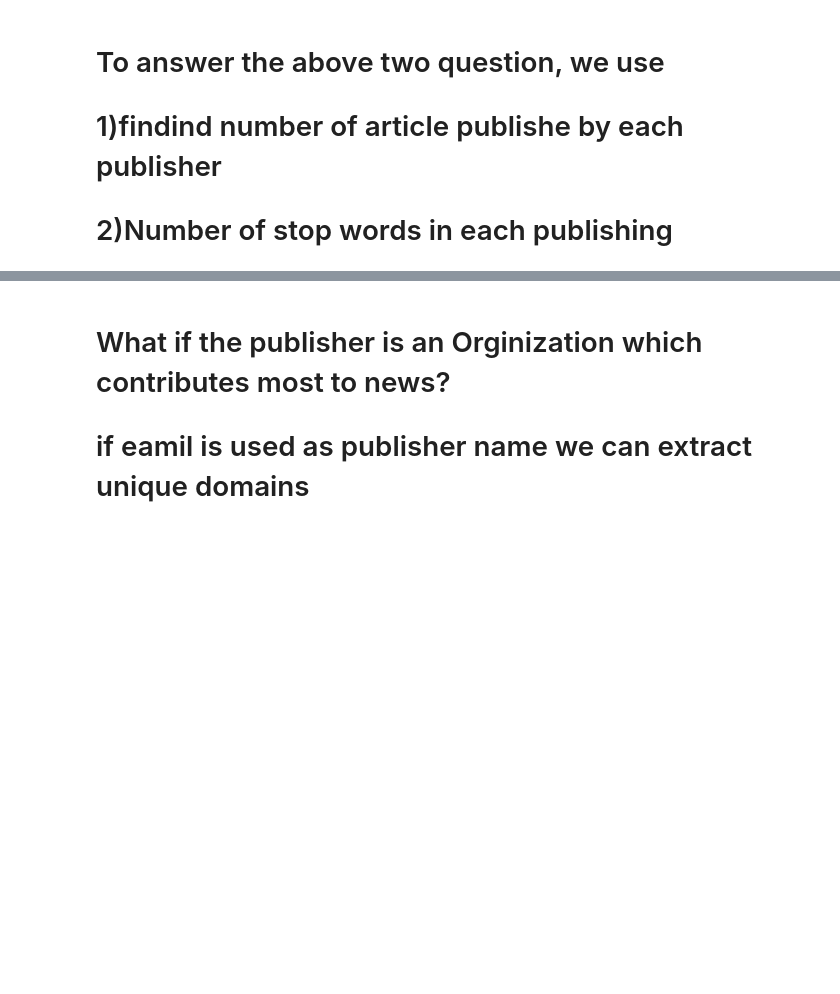
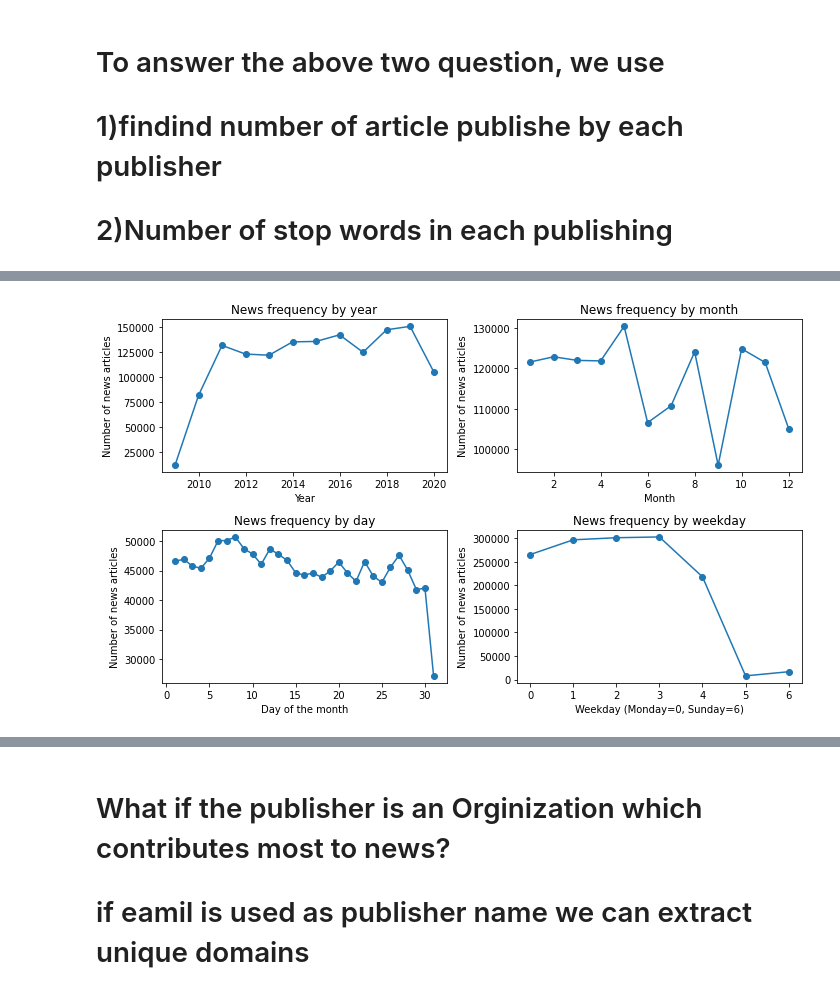
Before and after one commit to Yaadee/Finance_Data_Analysis, a Jupyter notebook: notebooks/Financial_EDA.ipynb, the cells around one changed output, grey strips where cells are left out. Saved outputs shown, nothing was run; the diff lists cells and outputs as text; code cells hidden in the pictures; blank space fills up the shorter version.

```diff
--- a/notebooks/Financial_EDA.ipynb
+++ b/notebooks/Financial_EDA.ipynb
@@ -268,0 +469,54 @@ for publisher in sorted_publishers:
+# %%
+
+# with a column named 'date' containing the publication dates.
+
+# Convert the 'date' column to datetime format
+df['date'] = pd.to_datetime(df['date'],format='ISO8601')
+
+# Extract relevant date components for analysis
+df['year'] = df['date'].dt.year
+df['month'] = df['date'].dt.month
+df['day'] = df['date'].dt.day
+df['weekday'] = df['date'].dt.weekday  # Monday is 0, Sunday is 6
+
+# Analyze trends over time, such as news frequency by year, month, day, and weekday
+news_frequency_by_year = df['year'].value_counts().sort_index()
+news_frequency_by_month = df.groupby('month')['headline'].count()
+news_frequency_by_day = df.groupby('day')['headline'].count()
+news_frequency_by_weekday = df.groupby('weekday')['headline'].count()
+
+# Plotting for time series analysis
+plt.figure(figsize=(10, 6))
+
+# News frequency by year
+plt.subplot(2, 2, 1)
+plt.plot(news_frequency_by_year.index, news_frequency_by_year.values, marker='o')
+plt.title("News frequency by year")
+plt.xlabel("Year")
+plt.ylabel("Number of news articles")
+
+# News frequency by month
+plt.subplot(2, 2, 2)
+plt.plot(news_frequency_by_month.index, news_frequency_by_month.values, marker='o')
+plt.title("News frequency by month")
+plt.xlabel("Month")
+plt.ylabel("Number of news articles")
+
+# News frequency by day
+plt.subplot(2, 2, 3)
+plt.plot(news_frequency_by_day.index, news_frequency_by_day.values, marker='o')
+plt.title("News frequency by day")
+plt.xlabel("Day of the month")
+plt.ylabel("Number of news articles")
+
+# News frequency by weekday
+plt.subplot(2, 2, 4)
+plt.plot(news_frequency_by_weekday.index, news_frequency_by_weekday.values, marker='o')
+plt.title("News frequency by weekday")
+plt.xlabel("Weekday (Monday=0, Sunday=6)")
+plt.ylabel("Number of news articles")
+
+plt.tight_layout()
+plt.show()
+# %% [output]
+[figure, added]
```
Also changed, not shown: parts of 22 cells of this notebook.
